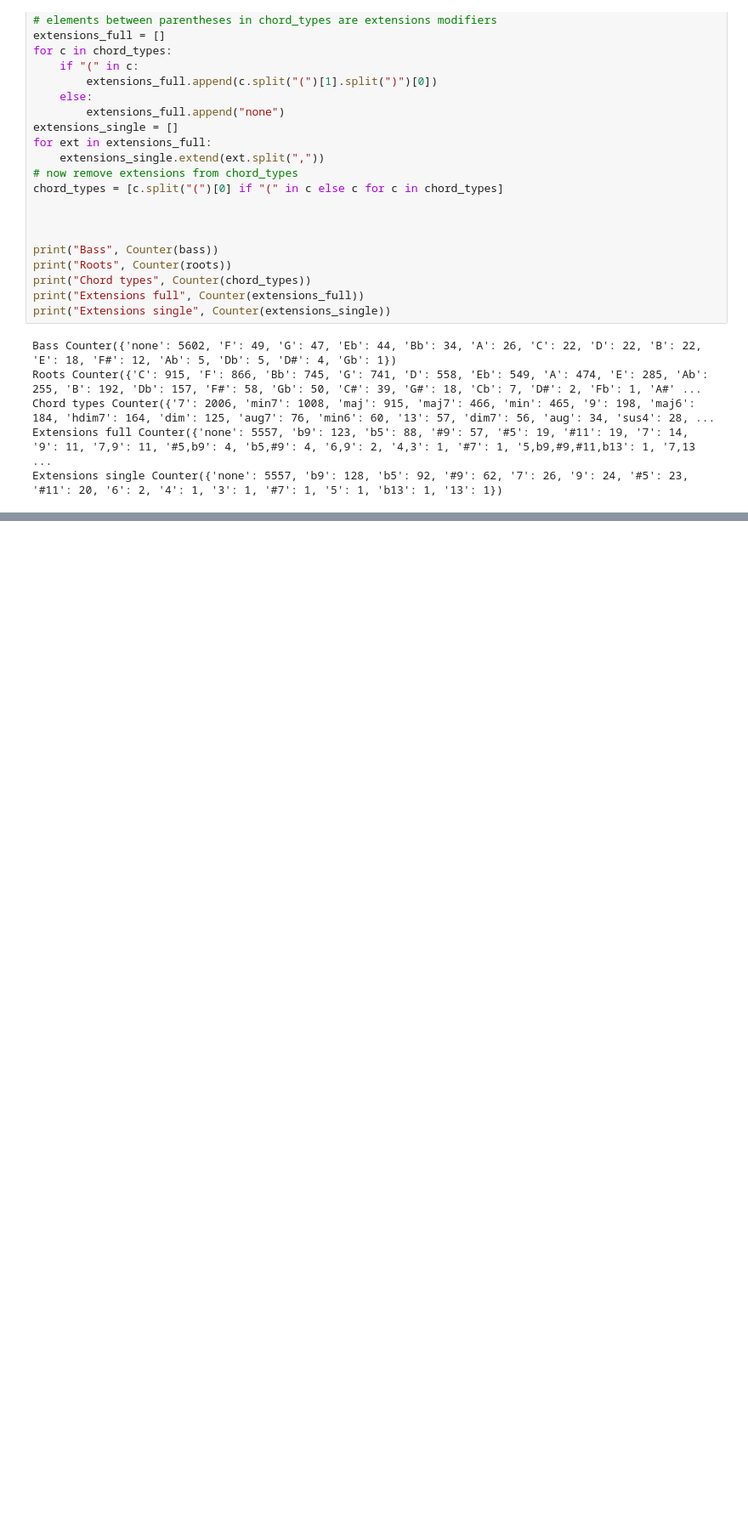
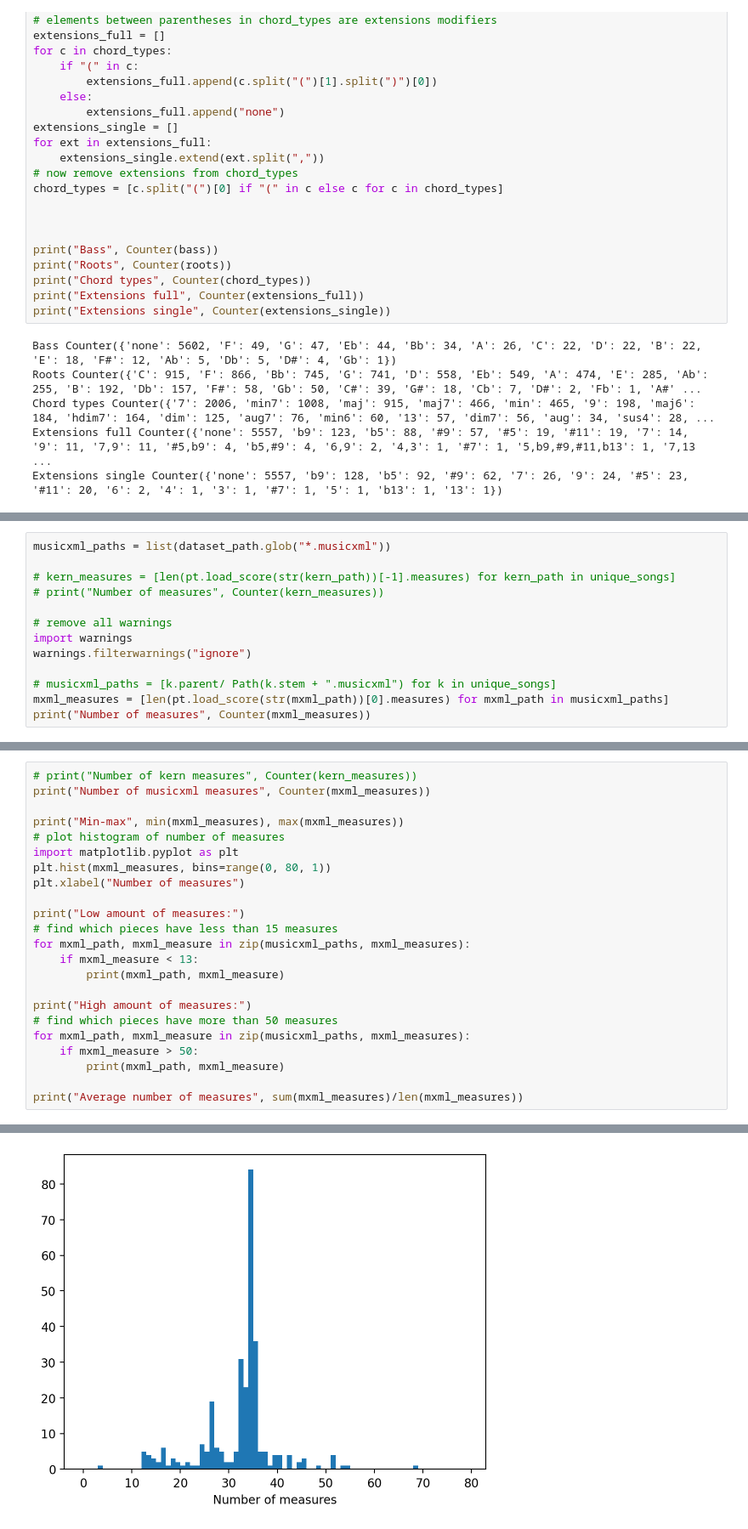
Before and after one commit to Jamesprocode/ISMIR-Jazzmus, a Jupyter notebook: notebooks/dataset_statistics.ipynb, the cells around one changed output, grey strips where cells are left out. Shown at 85% size. Drawn from its saved outputs; the diff is of its cells as text; blank space fills up the shorter version.

Commit message:
more dataset statistics

```diff
--- a/notebooks/dataset_statistics.ipynb
+++ b/notebooks/dataset_statistics.ipynb
@@ -341,0 +127,13 @@ Counter({'A minor': 97,
+# %%
+musicxml_paths = list(dataset_path.glob("*.musicxml"))
+
+# kern_measures = [len(pt.load_score(str(kern_path))[-1].measures) for kern_path in unique_songs]
+# print("Number of measures", Counter(kern_measures))
+
+# remove all warnings
+import warnings
+warnings.filterwarnings("ignore")
+
+# musicxml_paths = [k.parent/ Path(k.stem + ".musicxml") for k in unique_songs]
+mxml_measures = [len(pt.load_score(str(mxml_path))[0].measures) for mxml_path in musicxml_paths]
+print("Number of measures", Counter(mxml_measures))
@@ -341,0 +146,24 @@ Counter({'A minor': 97,
+# %%
+# print("Number of kern measures", Counter(kern_measures))
+print("Number of musicxml measures", Counter(mxml_measures))
+
+print("Min-max", min(mxml_measures), max(mxml_measures))
+# plot histogram of number of measures
+import matplotlib.pyplot as plt
+plt.hist(mxml_measures, bins=range(0, 80, 1))
+plt.xlabel("Number of measures")
+
+print("Low amount of measures:")
+# find which pieces have less than 15 measures
+for mxml_path, mxml_measure in zip(musicxml_paths, mxml_measures):
+    if mxml_measure < 13:
+        print(mxml_path, mxml_measure)
+
+print("High amount of measures:")
+# find which pieces have more than 50 measures
+for mxml_path, mxml_measure in zip(musicxml_paths, mxml_measures):
+    if mxml_measure > 50:
+        print(mxml_path, mxml_measure)
+
+print("Average number of measures", sum(mxml_measures)/len(mxml_measures))
+# %% [output]
@@ -341,0 +188 @@ Counter({'A minor': 97,
+[figure, added]
```
Also changed, not shown: parts of 23 cells of this notebook.
